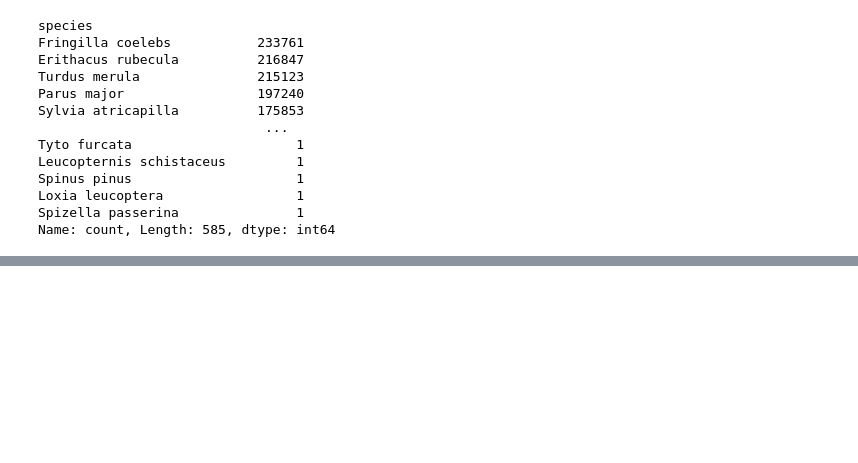
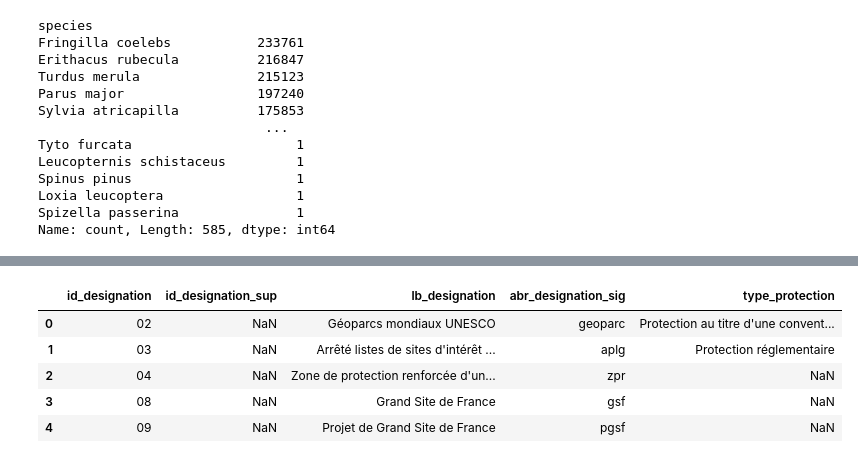
Before and after one commit to remi-guy/birds-france, a Jupyter notebook: notebook/explo.ipynb, the cells around one changed output, grey strips where cells are left out. Drawn from its saved outputs; the diff is of its cells as text; code cells hidden in the pictures; blank space fills up the shorter version.

```diff
--- a/notebook/explo.ipynb
+++ b/notebook/explo.ipynb
@@ -46,0 +180,9 @@ df.head()
+# %%
+liste_des.head()
+# %% [output]
+|  | id_designation | id_designation_sup | lb_designation | abr_designation_sig | type_protection |
+| 0 | 02 | NaN | Géoparcs mondiaux UNESCO | geoparc | Protection au titre d'une convent... |
+| 1 | 03 | NaN | Arrêté listes de sites d'intérêt ... | aplg | Protection réglementaire |
+| 2 | 04 | NaN | Zone de protection renforcée d'un... | zpr | NaN |
+| 3 | 08 | NaN | Grand Site de France | gsf | NaN |
+| 4 | 09 | NaN | Projet de Grand Site de France | pgsf | NaN |
```
Also changed, not shown: parts of 30 cells of this notebook, 6 other files.
